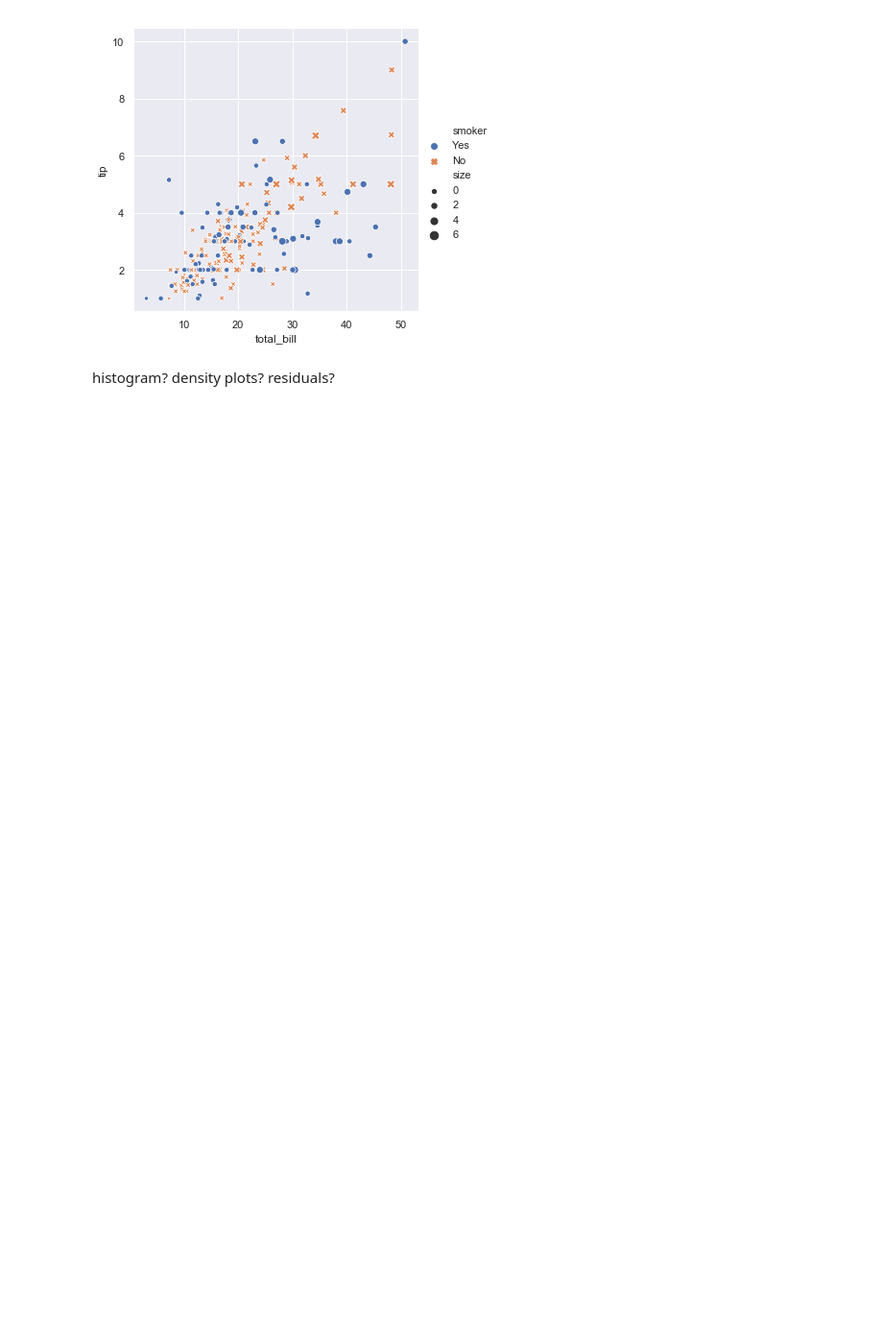
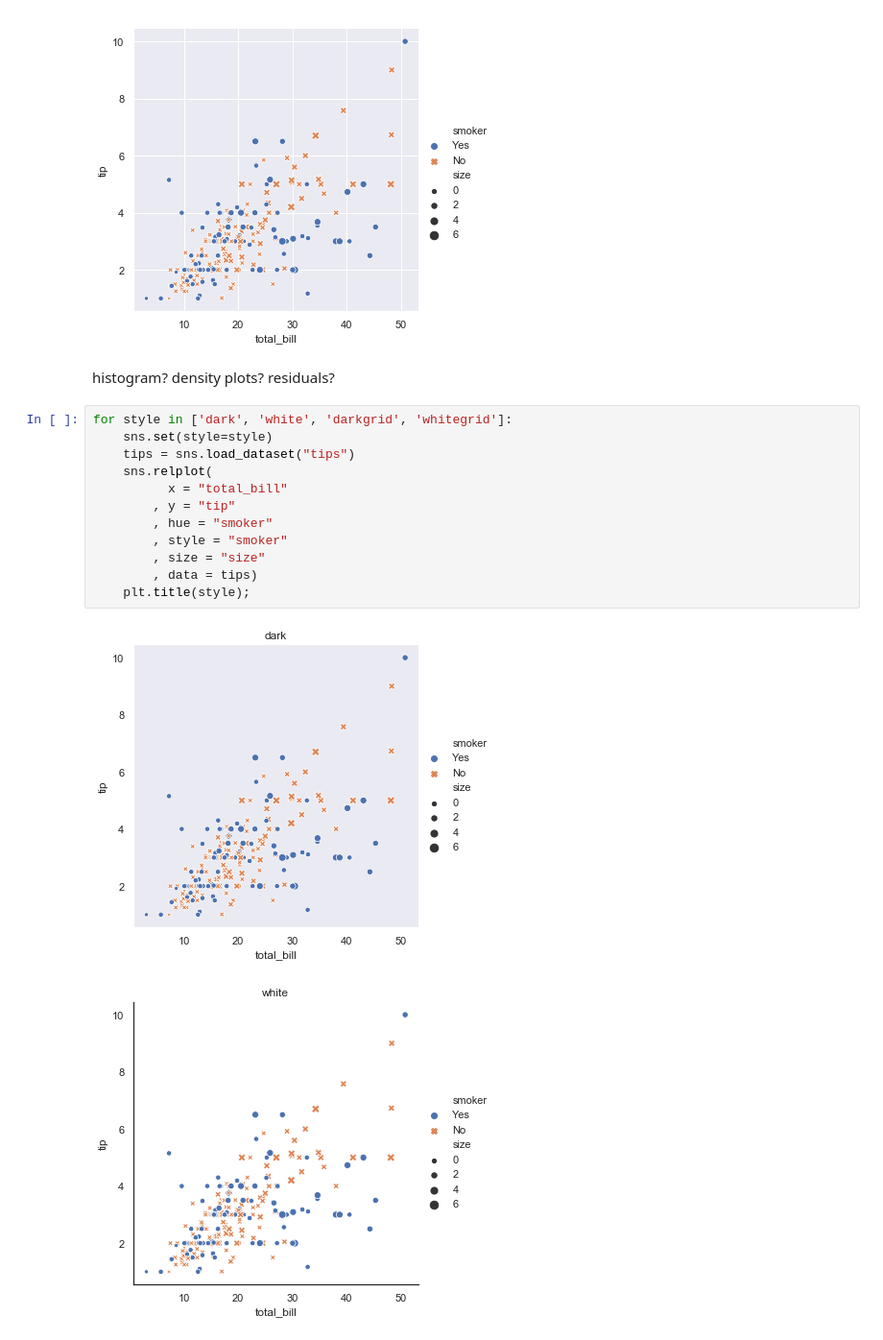
Before and after one commit to PirateGrunt/paw_rpm, a Jupyter notebook: notebooks/viz.ipynb, the cells around one changed output. Shown: that part at 96% size. Saved outputs shown, nothing was run; the diff lists cells and outputs as text; blank space fills up the shorter version.

```diff
--- a/notebooks/viz.ipynb
+++ b/notebooks/viz.ipynb
@@ -80,3 +118,18 @@ sns.relplot(
 histogram?
 density plots?
 residuals?
+# %%
+for style in ['dark', 'white', 'darkgrid', 'whitegrid']:
+    sns.set(style=style)
+    tips = sns.load_dataset("tips")
+    sns.relplot(
+          x = "total_bill"
+        , y = "tip"
+        , hue = "smoker"
+        , style = "smoker"
+        , size = "size"
+        , data = tips)
+    plt.title(style);
+# %% [output]
+[figure, added]
+[figure, added]
```
Also changed, not shown: parts of 8 cells of this notebook, 1 other file.
